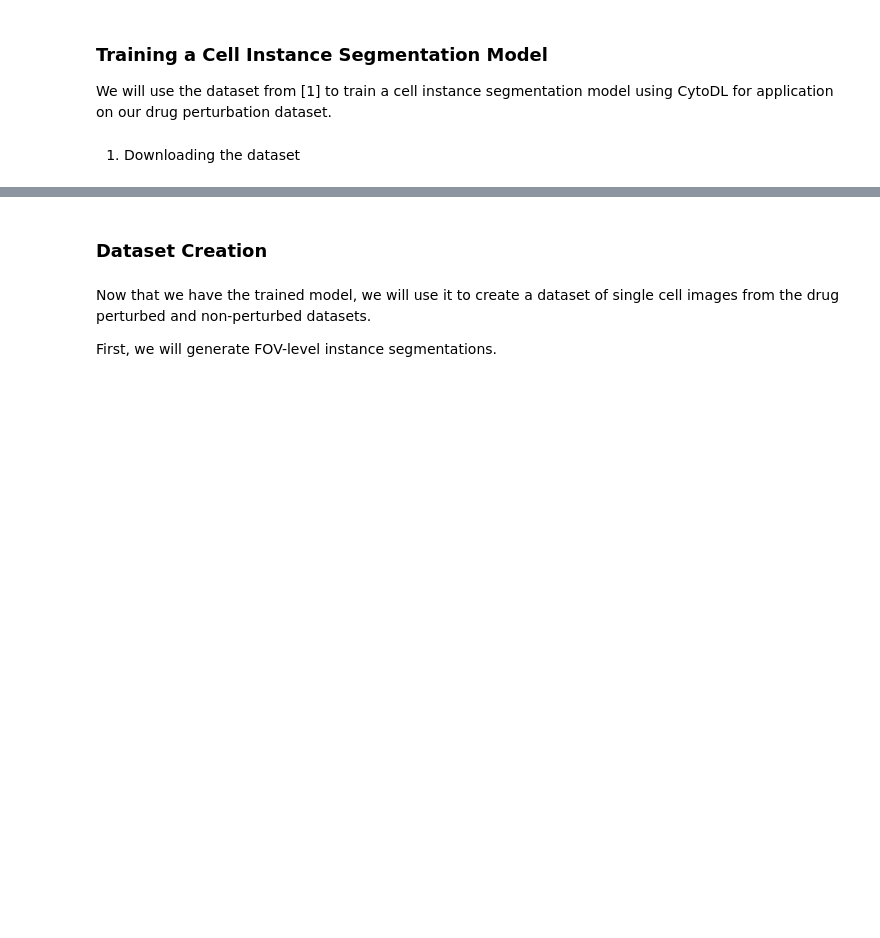
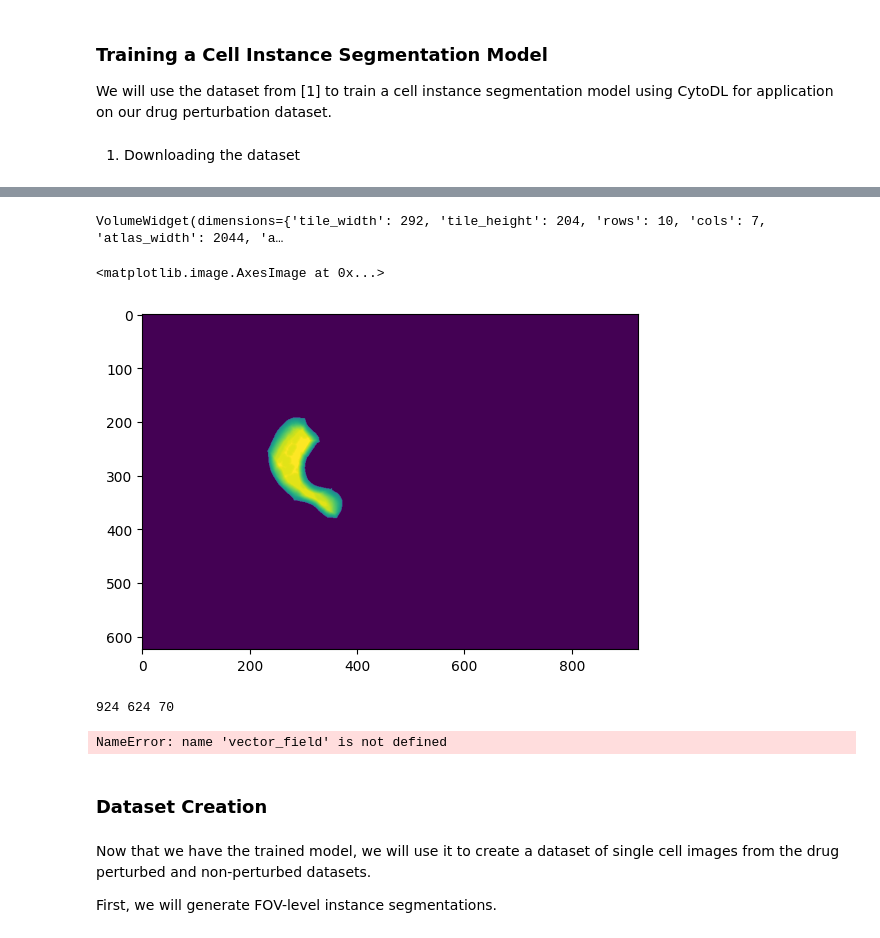
Before and after one commit to AllenCell/i2k_workshop_2024, a Jupyter notebook: workshop.ipynb, the cells around one changed output, grey strips where cells are left out. Cells and saved outputs as stored; diff of their text form; code cells hidden in the pictures; blank space fills up the shorter version.

```diff
--- a/workshop.ipynb
+++ b/workshop.ipynb
@@ -18,5 +18,8 @@ B. Use the single cell images from (A) to extract unsupervised features to detec
 We will use the dataset from [1] to train a cell instance segmentation model using CytoDL for application on our drug perturbation dataset.
 # %% [markdown]
 1. Downloading the dataset
+# %%
+from pathlib import Path
+WORKING_DIR = Path.cwd()
 # %%
 import quilt3
@@ -52,13 +50,0 @@ download_dataset(Path.cwd()/'local_data', n_subsample=10)
-# %%
-from bioio.bio_image import imread
-import plotly
-from cyto_dl import InstanceSegPreprocessd
-
-def generate_gt(seg):
-    preprocess = InstanceSegPreprocessd()
-    seg = preprocess.preprocess({'seg':seg})
-    return seg['seg']
-
-def visualize_example():
-    raw = imread('/assets/segmentation/raw.tif')
-    seg = imread('/assets/segmentation/seg.tif')
@@ -65,3 +126,37 @@ def visualize_example():
+# %%
+import nbvv
+nbvv.volshow(example[0], channel_names=['raw'])
+# %% [output]
+VolumeWidget(dimensions={'tile_width': 292, 'tile_height': 204, 'rows': 10, 'cols': 7, 'atlas_width': 2044, 'a…
+# %%
+import matplotlib.pyplot as plt
+plt.imshow(example[1, 30])
+# %% [output]
+<matplotlib.image.AxesImage at 0x...>
+[figure, added]
+# %%
+import plotly.graph_objects as go
+z_dim, y_dim, x_dim = example.shape[1:]
+print(x_dim, y_dim, z_dim)
+x, y, z = np.meshgrid(np.linspace(0, x_dim, 10),
+                      np.linspace(0, y_dim, 10),
+                      np.linspace(0, z_dim, 10))
+cone = go.Cone(
+    x=x.flatten(),
+    y=y.flatten(),
+    z=z.flatten(),
+    u=vector_field[2].flatten(),
+    v=vector_field[1].flatten(),
+    w=vector_field[0].flatten(),
+    colorscale='Blues',
+    sizemode="absolute",
+    sizeref=0.15
+)
+fig = go.Figure(data=[cone])
+fig.show()
+# %% [output]
+924 624 70
+NameError: name 'vector_field' is not defined
 # %% [markdown]
 ### Dataset Creation
 # %% [markdown]
```
Also changed, not shown: parts of 22 cells of this notebook.
